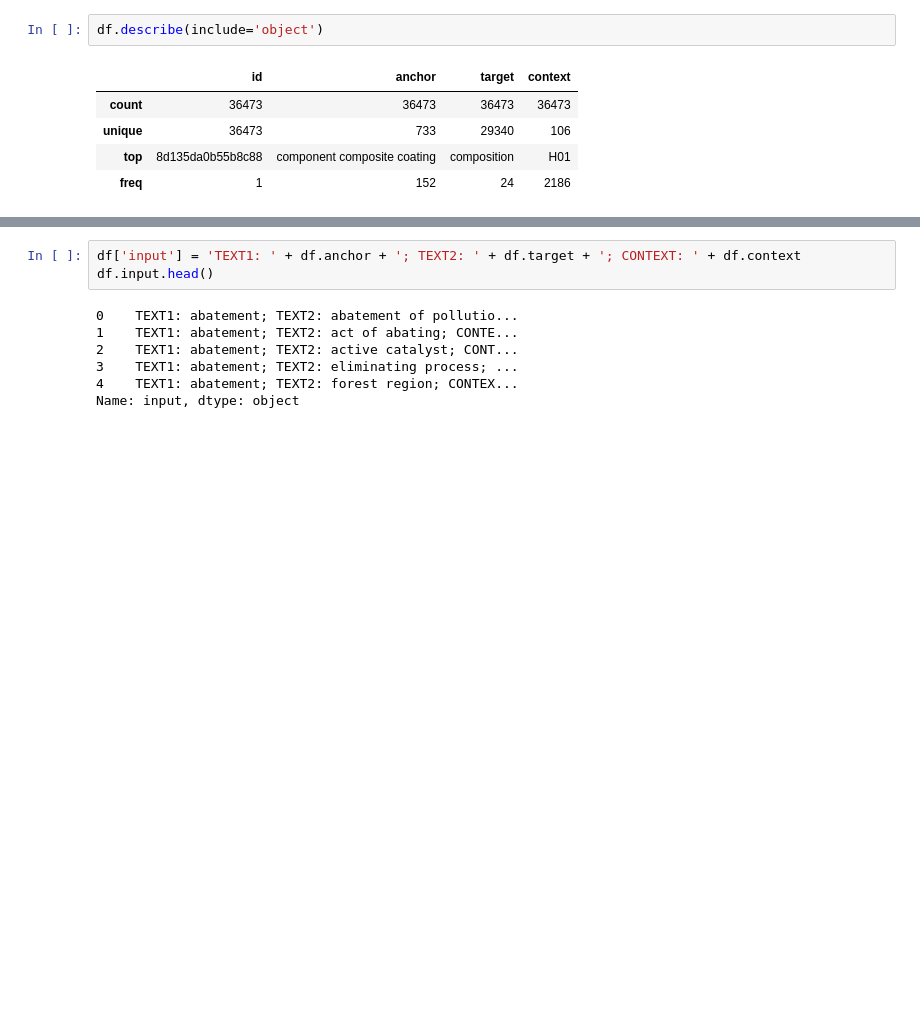
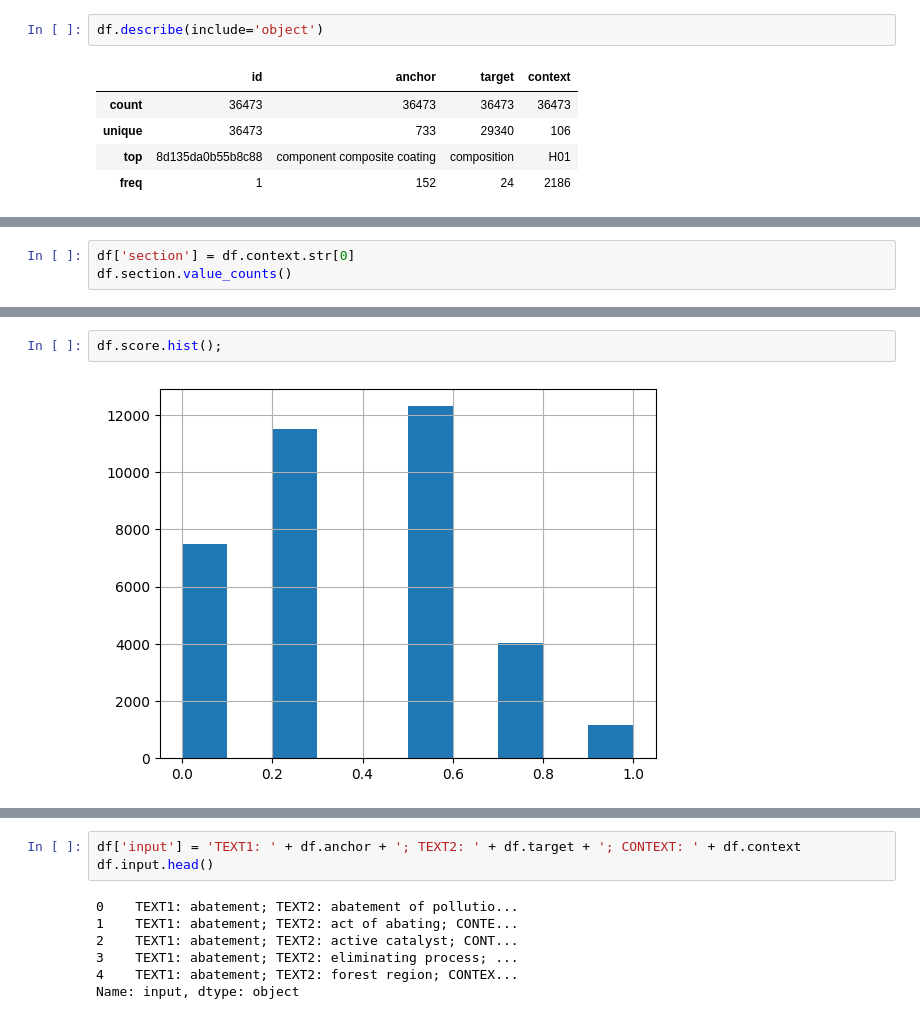
Before and after one commit to lucietournier/experimenting-AI, a Jupyter notebook: NLP/patent_challenge.ipynb, the cells around one changed output, grey strips where cells are left out. Saved outputs shown, nothing was run; the diff lists cells and outputs as text; blank space fills up the shorter version.

```diff
--- a/NLP/patent_challenge.ipynb
+++ b/NLP/patent_challenge.ipynb
@@ -38,0 +55,3 @@ df.describe(include='object')
+# %%
+df['section'] = df.context.str[0]
+df.section.value_counts()
@@ -38,0 +69,4 @@ df.describe(include='object')
+# %%
+df.score.hist();
+# %% [output]
+[figure, added]
```
Also changed, not shown: parts of 13 cells of this notebook.
